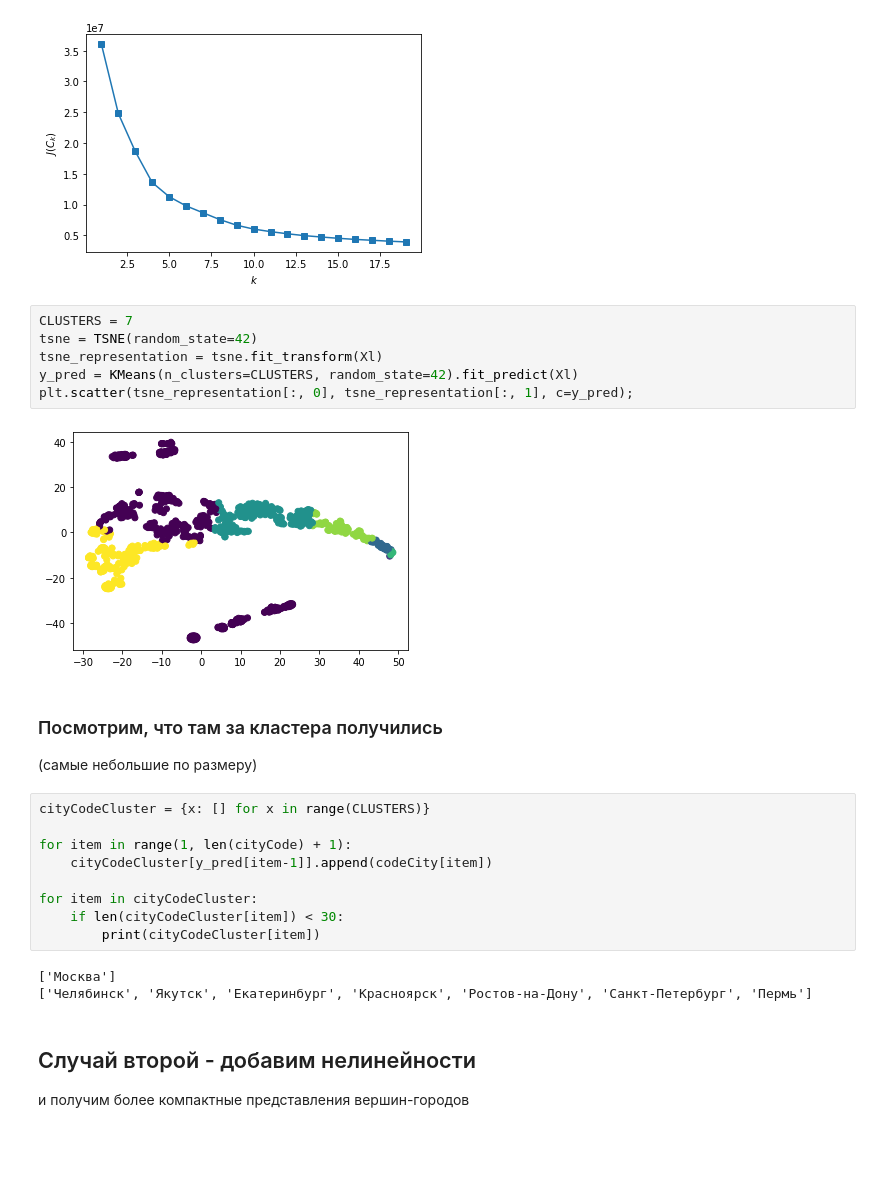
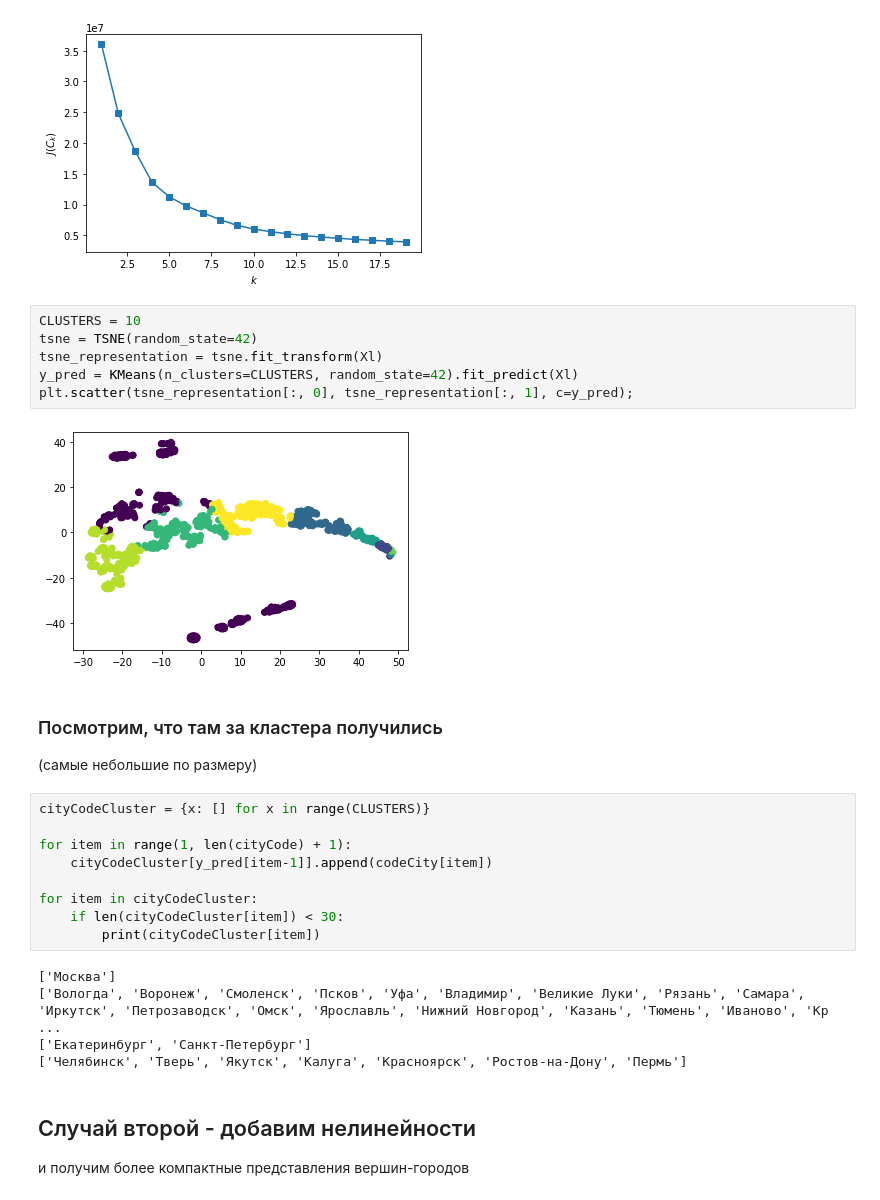
Before and after one commit to KonstantinKlepikov/cs224w-homwork, a Jupyter notebook: covid19_tutu.ipynb, the cells around one changed output. Drawn from its saved outputs; the diff is of its cells as text; blank space fills up the shorter version.

```diff
--- a/covid19_tutu.ipynb
+++ b/covid19_tutu.ipynb
@@ -431,13 +431,13 @@ compactness_check(Xl)
 # %% [output]
 [figure]
 # %%
-CLUSTERS = 7
+CLUSTERS = 10
 tsne = TSNE(random_state=42)
 tsne_representation = tsne.fit_transform(Xl)
 y_pred = KMeans(n_clusters=CLUSTERS, random_state=42).fit_predict(Xl)
 plt.scatter(tsne_representation[:, 0], tsne_representation[:, 1], c=y_pred);
 # %% [output]
-[figure, old version]
+[figure, new version]
 # %% [markdown]
 ### Посмотрим, что там за кластера получились
 (самые небольшие по размеру)
@@ -452,7 +452,9 @@ for item in cityCodeCluster:
         print(cityCodeCluster[item])
 # %% [output]
 ['Москва']
-['Челябинск', 'Якутск', 'Екатеринбург', 'Красноярск', 'Ростов-на-Дону', 'Санкт-Петербург', 'Пермь']
+['Вологда', 'Воронеж', 'Смоленск', 'Псков', 'Уфа', 'Владимир', 'Великие Луки', 'Рязань', 'Самара', 'Иркутск', 'Петрозаводск', 'Омск', 'Ярославль', 'Нижний Новгород', 'Казань', 'Тюмень', 'Иваново', 'Кр ...
+['Екатеринбург', 'Санкт-Петербург']
+['Челябинск', 'Тверь', 'Якутск', 'Калуга', 'Красноярск', 'Ростов-на-Дону', 'Пермь']
 # %% [markdown]
 ## Случай второй - добавим нелинейности
 и получим более компактные представления вершин-городов
```
Also changed, not shown: parts of 2 cells of this notebook.
